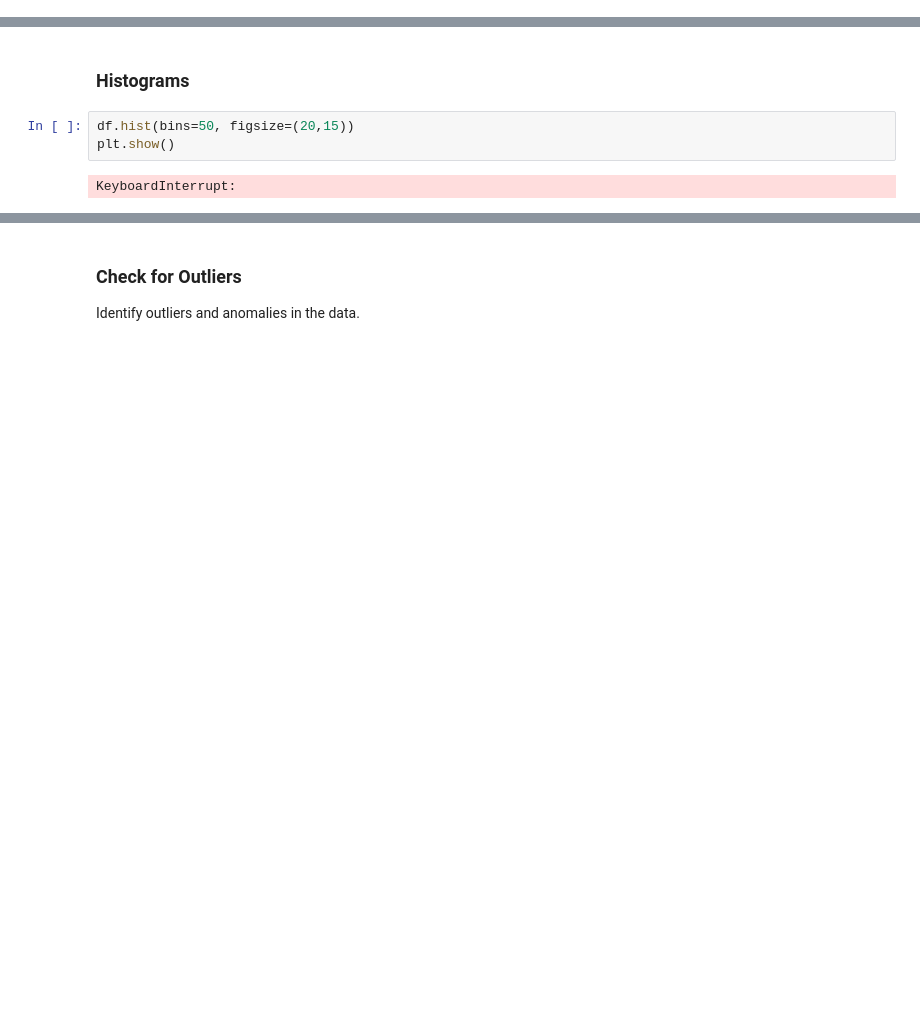
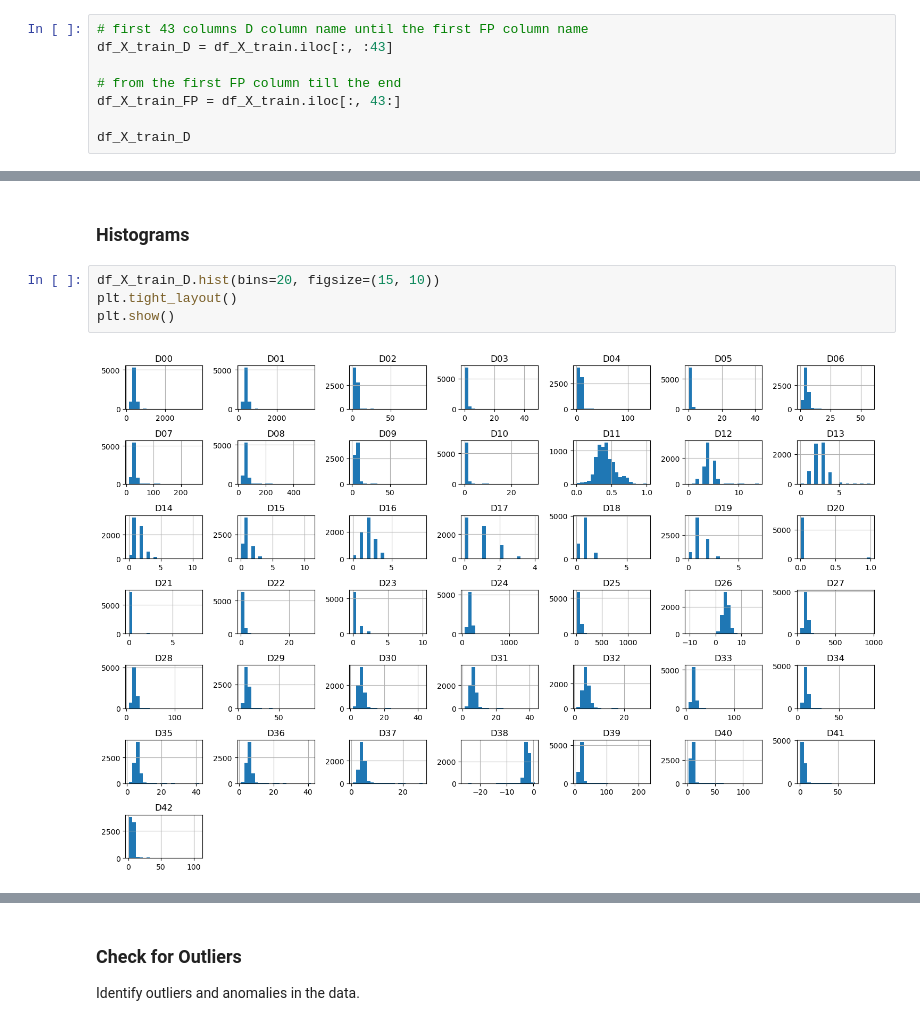
Before and after one commit to bodeborder/fcul-machine-learning, a Jupyter notebook: 3trabalho/AA_3rd_HomeAssignment_G33.ipynb, the cells around one changed output, grey strips where cells are left out. Drawn from its saved outputs; the diff is of its cells as text; blank space fills up the shorter version.

```diff
--- a/3trabalho/AA_3rd_HomeAssignment_G33.ipynb
+++ b/3trabalho/AA_3rd_HomeAssignment_G33.ipynb
@@ -89,0 +114,8 @@ df_X_train.describe()
+# %%
+# first 43 columns D column name until the first FP column name
+df_X_train_D = df_X_train.iloc[:, :43]
+
+# from the first FP column till the end
+df_X_train_FP = df_X_train.iloc[:, 43:]
+
+df_X_train_D
@@ -90,7 +136,8 @@ df_X_train.describe()
 # %% [markdown]
 ### Histograms
 # %%
-df.hist(bins=50, figsize=(20,15))
+df_X_train_D.hist(bins=20, figsize=(15, 10))
+plt.tight_layout()
 plt.show()
 # %% [output]
-KeyboardInterrupt:
+[figure, added]
```
Also changed, not shown: parts of 23 cells of this notebook, 1 other file.
